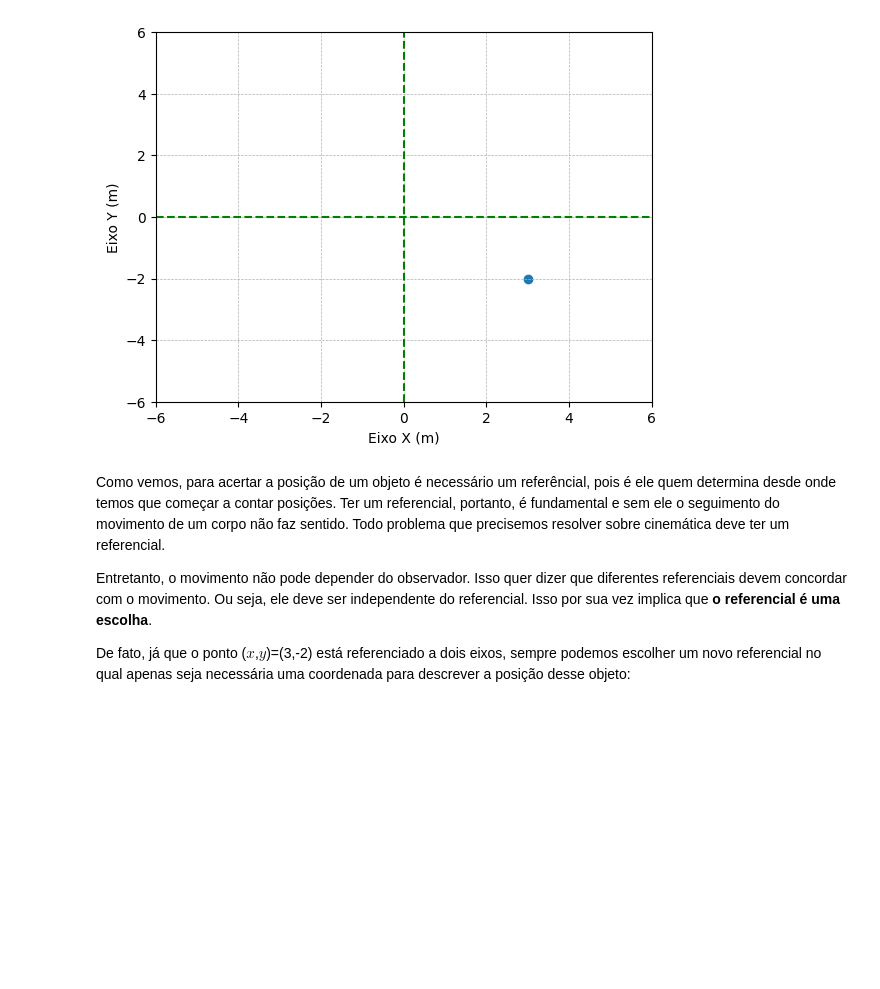
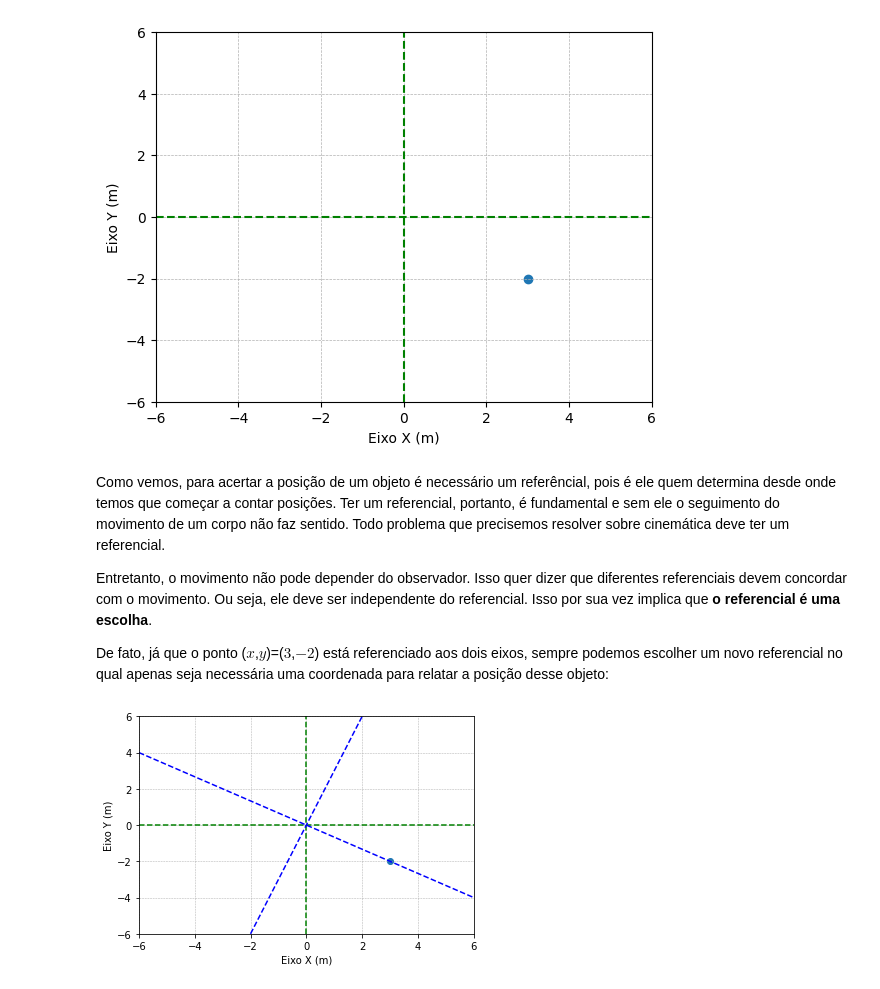
Before and after one commit to BorjaRuizReverter/LivroFisicaGeral, a Jupyter notebook: Tema4.ipynb, the cells around one changed output. Saved outputs shown, nothing was run; the diff lists cells and outputs as text; code cells hidden in the pictures; blank space fills up the shorter version.

Commit message:
More text on referencials

```diff
--- a/Tema4.ipynb
+++ b/Tema4.ipynb
@@ -76,4 +76,48 @@ Como vemos, para acertar a posição de um objeto é necessário um referêncial
 
 Entretanto, o movimento não pode depender do observador. Isso quer dizer que diferentes referenciais devem concordar com o movimento. Ou seja, ele deve ser independente do referencial. Isso por sua vez implica que **o referencial é uma escolha**.
 
-De fato, já que o ponto ($x$,$y$)=(3,-2) está referenciado a dois eixos, sempre podemos escolher um novo referencial no qual apenas seja necessária uma coordenada para descrever a posição desse objeto:
+De fato, já que o ponto ($x$,$y$)=($3$,$-2$) está referenciado aos dois eixos, sempre podemos escolher um novo referencial no qual apenas seja necessária uma coordenada para relatar a posição desse objeto:
+# %%
+# importing the required module
+import matplotlib.pyplot as plt
+# x axis values
+x = [3]
+# corresponding y axis values
+y = [-2]
+
+# plotting the points
+plt.scatter(x, y, marker='o')
+
+# naming the x axis
+plt.xlabel('Eixo X (m)')
+# naming the y axis
+plt.ylabel('Eixo Y (m)')
+
+# giving a title to my graph
+plt.title('')
+
+#axis limits
+plt.xlim(-6, 6)
+plt.ylim(-6, 6)
+plt.grid(linestyle = '--', linewidth = 0.5)
+
+xorigem_ver = [0, 0]
+yorigem_ver = [-6, 6]
+plt.plot(xorigem_ver, yorigem_ver, marker='', color='green', linestyle="--")
+
+xorigem_hor = [-6, 6]
+yorigem_hor = [0, 0]
+plt.plot(xorigem_hor, yorigem_hor, marker='', color='green', linestyle="--")
+
+xorigem_ver2 = [-2, 2]
+yorigem_ver2 = [-6, 6]
+plt.plot(xorigem_ver2, yorigem_ver2, marker='', color='blue', linestyle="--")
+
+xorigem_hor2 = [-6, 6]
+yorigem_hor2 = [4, -4]
+plt.plot(xorigem_hor2, yorigem_hor2, marker='', color='blue', linestyle="--")
+
+# function to show the plot
+plt.show()
+# %% [output]
+[figure, added]
```
Also changed, not shown: parts of 3 cells of this notebook.
